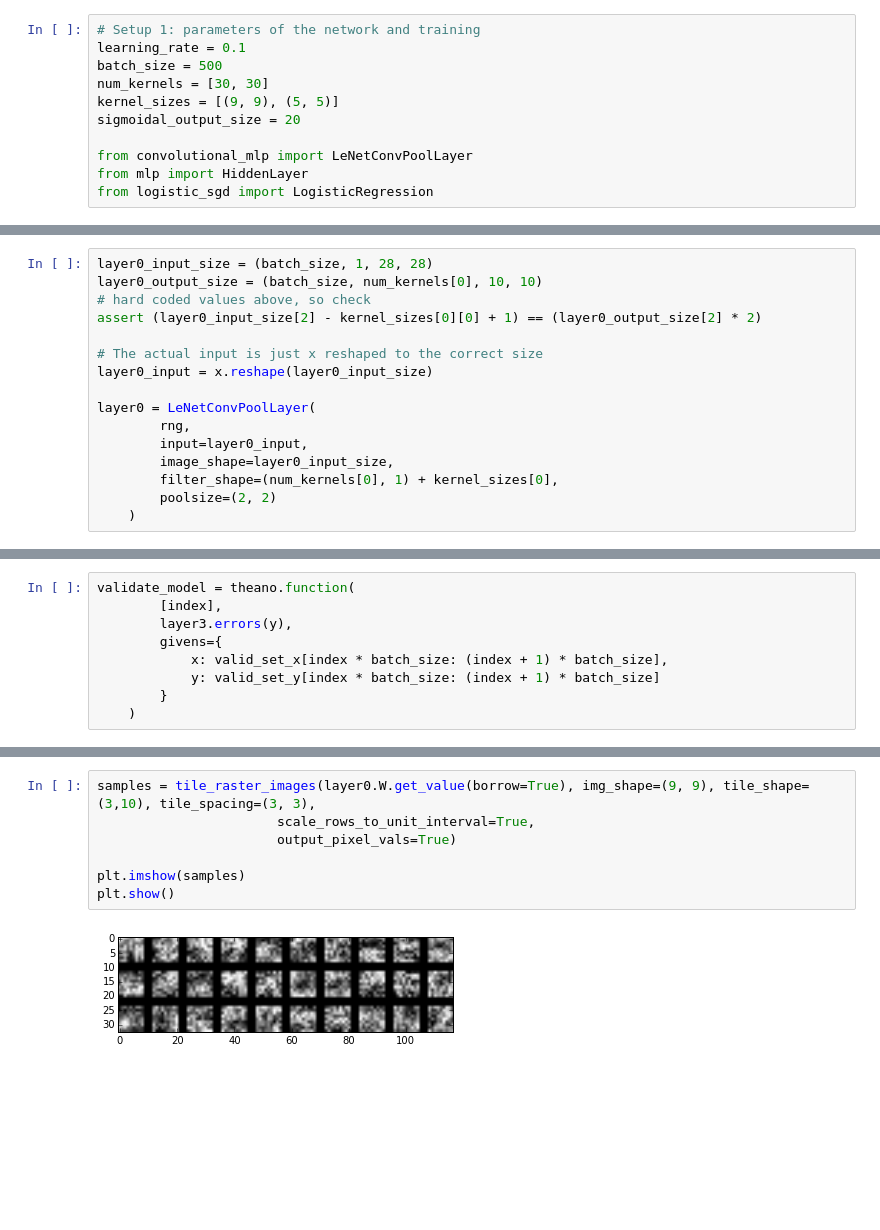
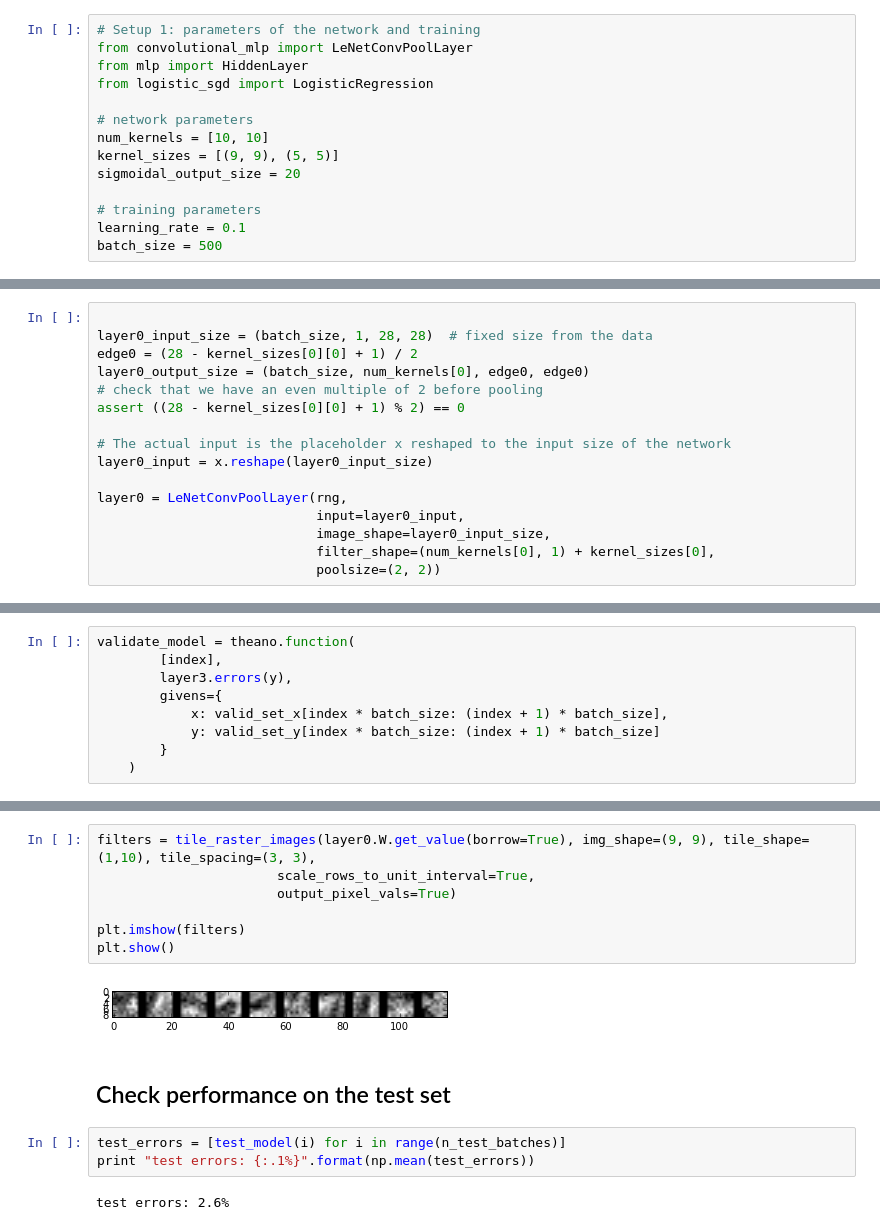
Before and after one commit to vkaynig/IACS_ComputeFest_DeepLearning, a Jupyter notebook: ConvolutionalNetworks.ipynb, the cells around one changed output, grey strips where cells are left out. Drawn from its saved outputs; the diff is of its cells as text; blank space fills up the shorter version.

```diff
--- a/ConvolutionalNetworks.ipynb
+++ b/ConvolutionalNetworks.ipynb
@@ -166,15 +135,18 @@ We'll train with batches, with a batch size of 500.
 ## Setup for the Convolutional Network
 # %%
 # Setup 1: parameters of the network and training
-learning_rate = 0.1
-batch_size = 500
-num_kernels = [30, 30]
+from convolutional_mlp import LeNetConvPoolLayer
+from mlp import HiddenLayer
+from logistic_sgd import LogisticRegression
+
+# network parameters
+num_kernels = [10, 10]
 kernel_sizes = [(9, 9), (5, 5)]
 sigmoidal_output_size = 20
 
-from convolutional_mlp import LeNetConvPoolLayer
-from mlp import HiddenLayer
-from logistic_sgd import LogisticRegression
+# training parameters
+learning_rate = 0.1
+batch_size = 500
 # %% [markdown]
 For efficiency, we break the data into batches.  Our network will take **`batch_size`** images at a time as input.
 # %%
@@ -203,19 +175,19 @@ The size of the first layer's output is therefore **`(batch_size, 20, 12, 12)`**
 # %%
-layer0_input_size = (batch_size, 1, 28, 28)
-layer0_output_size = (batch_size, num_kernels[0], 10, 10)
-# hard coded values above, so check
-assert (layer0_input_size[2] - kernel_sizes[0][0] + 1) == (layer0_output_size[2] * 2)
 
-# The actual input is just x reshaped to the correct size
+layer0_input_size = (batch_size, 1, 28, 28)  # fixed size from the data
+edge0 = (28 - kernel_sizes[0][0] + 1) / 2
+layer0_output_size = (batch_size, num_kernels[0], edge0, edge0)
+# check that we have an even multiple of 2 before pooling
+assert ((28 - kernel_sizes[0][0] + 1) % 2) == 0
+
+# The actual input is the placeholder x reshaped to the input size of the network
 layer0_input = x.reshape(layer0_input_size)
 
-layer0 = LeNetConvPoolLayer(
-        rng,
-        input=layer0_input,
-        image_shape=layer0_input_size,
-        filter_shape=(num_kernels[0], 1) + kernel_sizes[0],
-        poolsize=(2, 2)
-    )
+layer0 = LeNetConvPoolLayer(rng,
+                            input=layer0_input,
+                            image_shape=layer0_input_size,
+                            filter_shape=(num_kernels[0], 1) + kernel_sizes[0],
+                            poolsize=(2, 2))
 # %% [markdown]
 ## Layer 1 - Second convolutional Layer
 
@@ -358,9 +353,16 @@ plt.imshow(layer0.W.get_value(borrow=True)[0, 0, ...])
 # %%
-samples = tile_raster_images(layer0.W.get_value(borrow=True), img_shape=(9, 9), tile_shape=(3,10), tile_spacing=(3, 3),
+filters = tile_raster_images(layer0.W.get_value(borrow=True), img_shape=(9, 9), tile_shape=(1,10), tile_spacing=(3, 3),
                        scale_rows_to_unit_interval=True,
                        output_pixel_vals=True)
 
-plt.imshow(samples)
+plt.imshow(filters)
 plt.show()
 # %% [output]
-[figure, old version]
+[figure, new version]
+# %% [markdown]
+## Check performance on the test set
+# %%
+test_errors = [test_model(i) for i in range(n_test_batches)]
+print "test errors: {:.1%}".format(np.mean(test_errors))
+# %% [output]
+test errors: 2.6%
```
Also changed, not shown: parts of 20 cells of this notebook.
